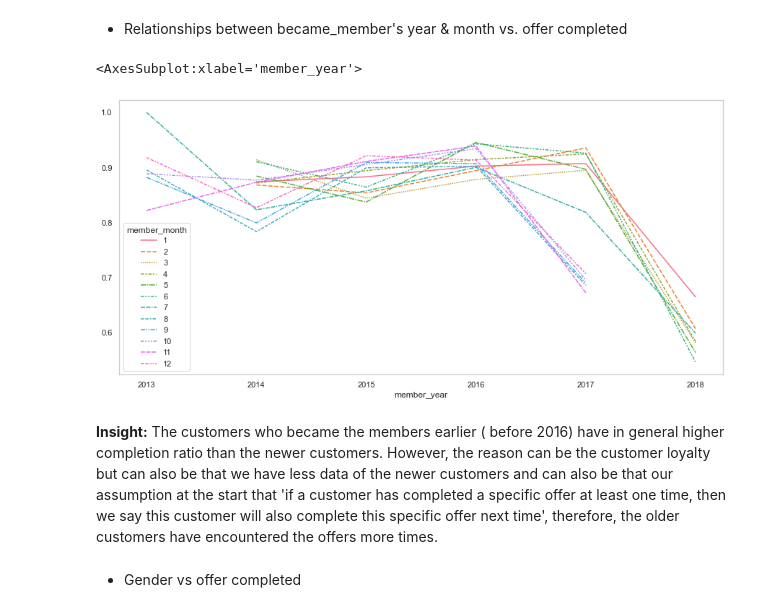
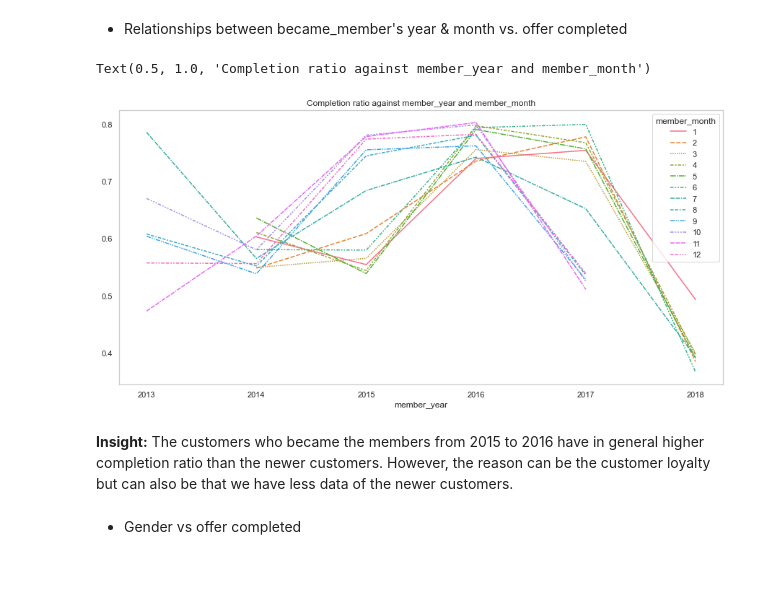
Before and after one commit to claudiazi/UdacityDataScientistNanoDegree, a Jupyter notebook: Projects/starbucks_capstone/Starbucks_Capstone_notebook.ipynb, the cells around one changed output. Saved outputs shown, nothing was run; the diff lists cells and outputs as text; code cells hidden in the pictures; blank space fills up the shorter version.

```diff
--- a/Projects/starbucks_capstone/Starbucks_Capstone_notebook.ipynb
+++ b/Projects/starbucks_capstone/Starbucks_Capstone_notebook.ipynb
@@ -454,0 +537,4 @@ df[df.person=='78afa995795e4d85b5d9ceeca43f5fef']
+# %%
+bins = [0, 5, 10, 15, 20, 25, 1000]
+avg_amount_labels = ['0-5', '5-10', '10-15', '15-20','20-25', '25-']
+df_final['avg_amount_bucket'] = pd.cut(df_final["avg_amount"], bins=bins, labels=avg_amount_labels)
@@ -559,4 +616,4 @@ offer_received.groupby('completed').count()
 # %%
 # Add info from profile to the df_all
-df_all = pd.merge(offer_received[['person', 'value', 'completed']], profile[['id','gender','income', 'member_year', 'member_month']]
+df_all = pd.merge(df_final[['person', 'offer_id', 'value', 'avg_amount_bucket', 'duration_completed_received', 'completed']], profile[['id','age_bucket','gender','income', 'member_year', 'member_month']]
                                          , how='inner', left_on='person',right_on='id')
@@ -563,3 +651,3 @@ df_all = pd.merge(offer_received[['person', 'value', 'completed']], profile[['id
 # %%
 # Add info from portfolio to the df_all
-df_all = pd.merge(df_all, portfolio, how='inner', left_on='value',right_on='id')
+df_all = pd.merge(df_all, portfolio, how='inner', left_on='offer_id',right_on='id')
@@ -611,2 +693,0 @@ dtype: int64
-# %%
-df_all = df_all.drop_duplicates()
@@ -684,12 +735,13 @@ sns.lineplot(data=df_all, x="income", y="completed")
 # %%
 table = pd.pivot_table(df_all, values='completed', index=['member_year'],
                     columns=['member_month'], aggfunc=np.mean)
 sns.lineplot(data=table)
+plt.title('Completion ratio against member_year and member_month')
 # %% [output]
-<AxesSubplot:xlabel='member_year'>
+Text(0.5, 1.0, 'Completion ratio against member_year and member_month')
-[figure, old version]
+[figure, new version]
 # %% [markdown]
-**Insight:** The customers who became the members earlier ( before 2016) have in general higher completion ratio than the newer customers. However, the reason can be the customer loyalty but can also be that we have less data of the newer customers and can also be that our assumption at the start that 'if a customer has completed a specific offer at least one time, then we say this customer will also complete this specific offer next time', therefore, the older customers have encountered the offers more times.
+**Insight:** The customers who became the members from 2015 to 2016 have in general higher completion ratio than the newer customers. However, the reason can be the customer loyalty but can also be that we have less data of the newer customers.
 # %% [markdown]
 - Gender vs offer completed
 # %%
```
Also changed, not shown: parts of 131 cells of this notebook, 5 other files.
